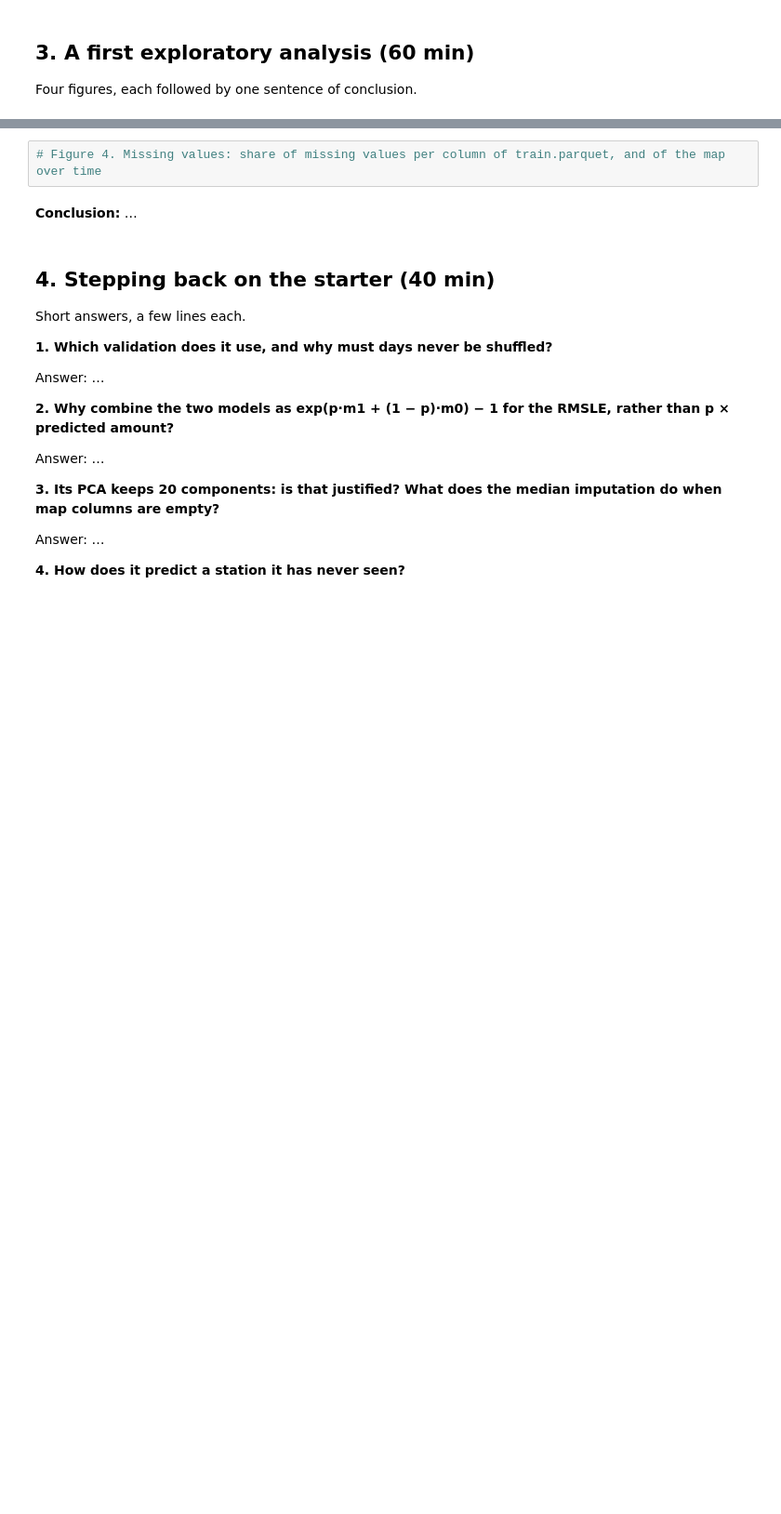
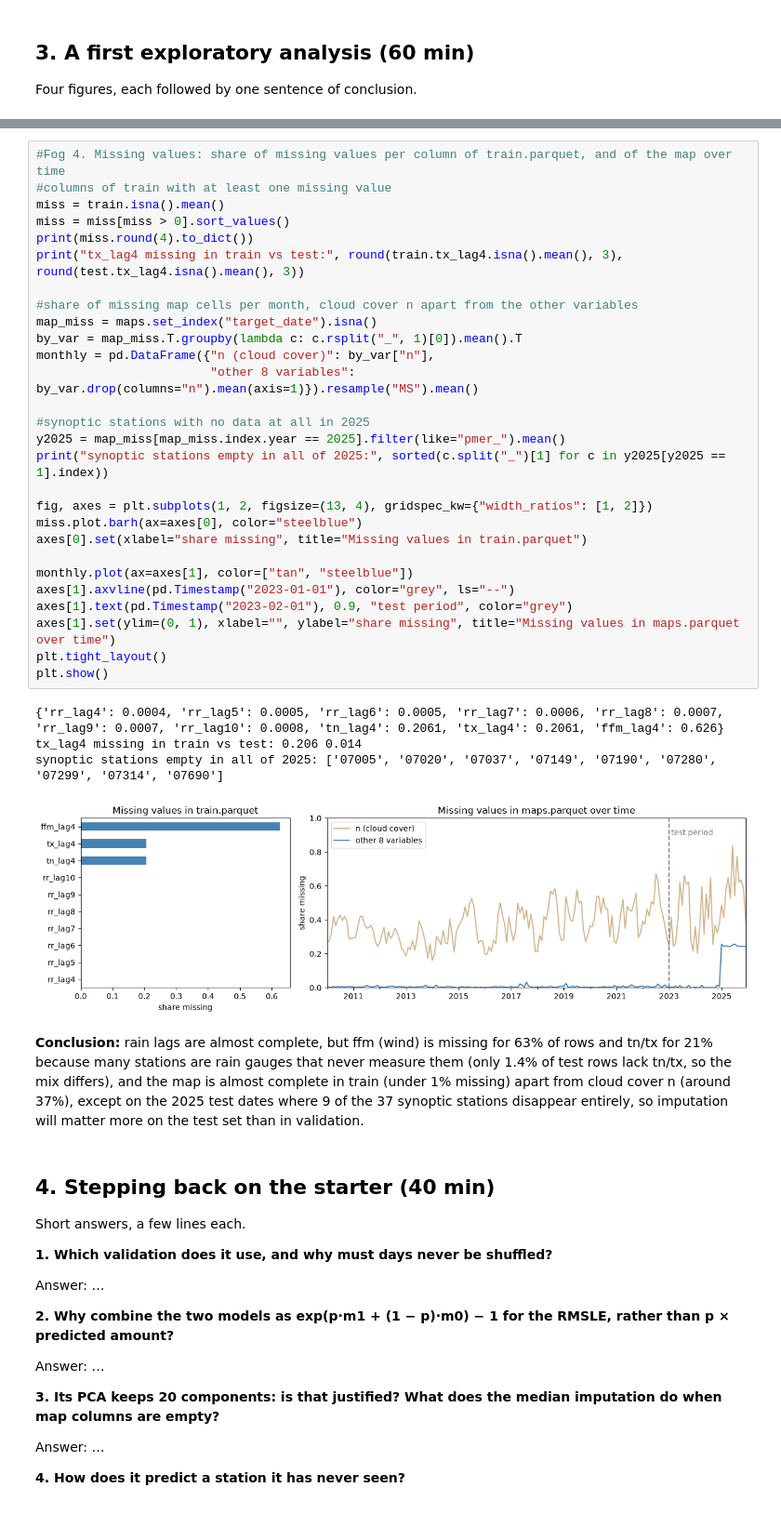
Before and after one commit to GabDestal/ML_Kaggle_Competition, a Jupyter notebook: session1_checkpoint.ipynb, the cells around one changed output, grey strips where cells are left out. Shown at 93% size. Drawn from its saved outputs; the diff is of its cells as text; blank space fills up the shorter version.

```diff
--- a/session1_checkpoint.ipynb
+++ b/session1_checkpoint.ipynb
@@ -136,7 +239,38 @@ Four figures, each followed by one sentence of conclusion.
 # %%
-# Figure 4. Missing values: share of missing values per column of train.parquet, and of the map over time
+#Fog 4. Missing values: share of missing values per column of train.parquet, and of the map over time
+#columns of train with at least one missing value
+miss = train.isna().mean()
+miss = miss[miss > 0].sort_values()
+print(miss.round(4).to_dict())
+print("tx_lag4 missing in train vs test:", round(train.tx_lag4.isna().mean(), 3), round(test.tx_lag4.isna().mean(), 3))
+
+#share of missing map cells per month, cloud cover n apart from the other variables
+map_miss = maps.set_index("target_date").isna()
+by_var = map_miss.T.groupby(lambda c: c.rsplit("_", 1)[0]).mean().T
+monthly = pd.DataFrame({"n (cloud cover)": by_var["n"],
+                        "other 8 variables": by_var.drop(columns="n").mean(axis=1)}).resample("MS").mean()
+
+#synoptic stations with no data at all in 2025
+y2025 = map_miss[map_miss.index.year == 2025].filter(like="pmer_").mean()
+print("synoptic stations empty in all of 2025:", sorted(c.split("_")[1] for c in y2025[y2025 == 1].index))
+
+fig, axes = plt.subplots(1, 2, figsize=(13, 4), gridspec_kw={"width_ratios": [1, 2]})
+miss.plot.barh(ax=axes[0], color="steelblue")
+axes[0].set(xlabel="share missing", title="Missing values in train.parquet")
+
+monthly.plot(ax=axes[1], color=["tan", "steelblue"])
+axes[1].axvline(pd.Timestamp("2023-01-01"), color="grey", ls="--")
+axes[1].text(pd.Timestamp("2023-02-01"), 0.9, "test period", color="grey")
+axes[1].set(ylim=(0, 1), xlabel="", ylabel="share missing", title="Missing values in maps.parquet over time")
+plt.tight_layout()
+plt.show()
+# %% [output]
+{'rr_lag4': 0.0004, 'rr_lag5': 0.0005, 'rr_lag6': 0.0005, 'rr_lag7': 0.0006, 'rr_lag8': 0.0007, 'rr_lag9': 0.0007, 'rr_lag10': 0.0008, 'tn_lag4': 0.2061, 'tx_lag4': 0.2061, 'ffm_lag4': 0.626}
+tx_lag4 missing in train vs test: 0.206 0.014
+synoptic stations empty in all of 2025: ['07005', '07020', '07037', '07149', '07190', '07280', '07299', '07314', '07690']
+[figure, added]
 # %% [markdown]
-**Conclusion:** …
+**Conclusion:** rain lags are almost complete, but ffm (wind) is missing for 63% of rows and tn/tx for 21% because many stations are rain gauges that never measure them (only 1.4% of test rows lack tn/tx, so the mix differs), and the map is almost complete in train (under 1% missing) apart from cloud cover n (around 37%), except on the 2025 test dates where 9 of the 37 synoptic stations disappear entirely, so imputation will matter more on the test set than in validation.
 # %% [markdown]
 ## 4. Stepping back on the starter (40 min)
 
```
Also changed, not shown: parts of 10 cells of this notebook, 2 other files.
